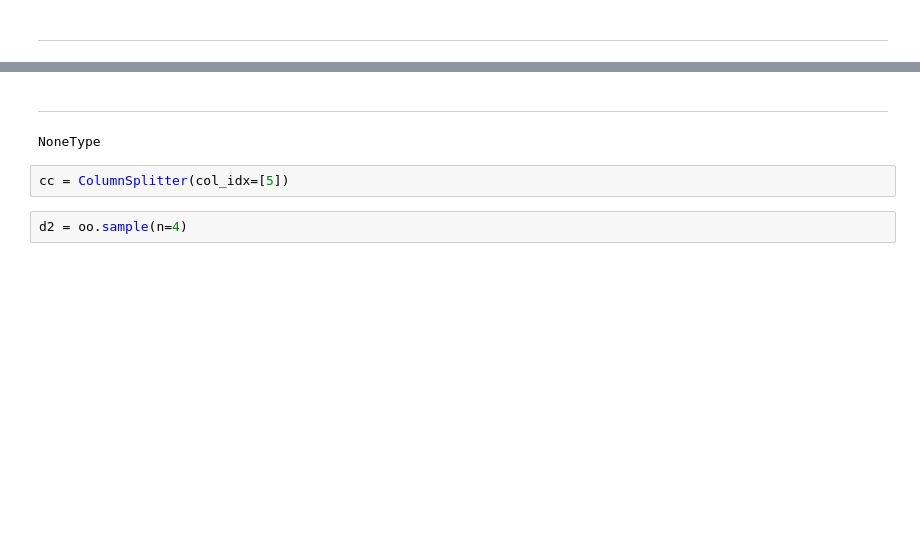
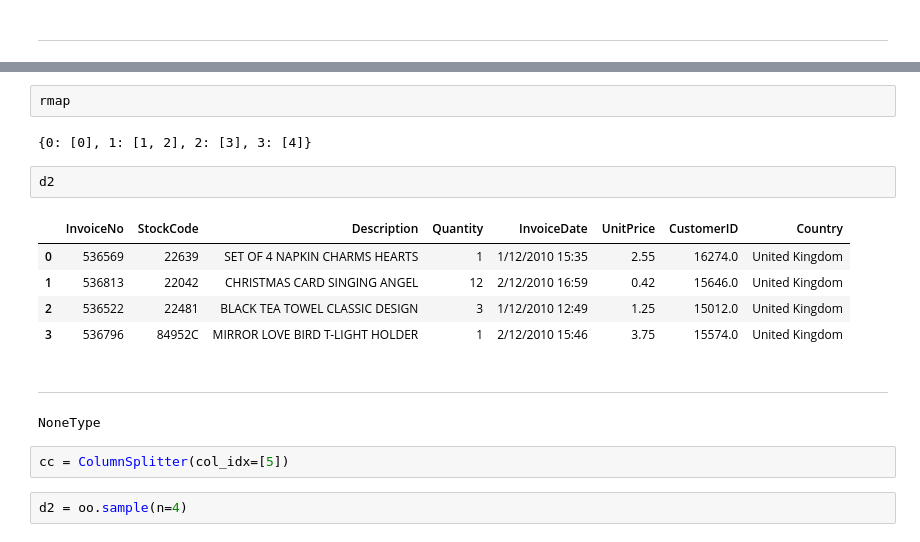
Before and after one commit to joeltanwr/DirtyDF, a Jupyter notebook: test_notebooks/testing_new_stainers.ipynb, the cells around one changed output, grey strips where cells are left out. Drawn from its saved outputs; the diff is of its cells as text; blank space fills up the shorter version.

```diff
--- a/test_notebooks/testing_new_stainers.ipynb
+++ b/test_notebooks/testing_new_stainers.ipynb
@@ -119,3 +250,15 @@ rmap
+# %%
+rmap
+# %% [output]
+{0: [0], 1: [1, 2], 2: [3], 3: [4]}
+# %%
+d2
+# %% [output]
+|  | InvoiceNo | StockCode | Description | Quantity | InvoiceDate | UnitPrice | CustomerID | Country |
+| 0 | 536569 | 22639 | SET OF 4 NAPKIN CHARMS HEARTS | 1 | 1/12/2010 15:35 | 2.55 | 16274.0 | United Kingdom |
+| 1 | 536813 | 22042 | CHRISTMAS CARD SINGING ANGEL | 12 | 2/12/2010 16:59 | 0.42 | 15646.0 | United Kingdom |
+| 2 | 536522 | 22481 | BLACK TEA TOWEL CLASSIC DESIGN | 3 | 1/12/2010 12:49 | 1.25 | 15012.0 | United Kingdom |
+| 3 | 536796 | 84952C | MIRROR LOVE BIRD T-LIGHT HOLDER | 1 | 2/12/2010 15:46 | 3.75 | 15574.0 | United Kingdom |
 # %% [markdown]
 ---
 # %%
```
Also changed, not shown: parts of 18 cells of this notebook.
